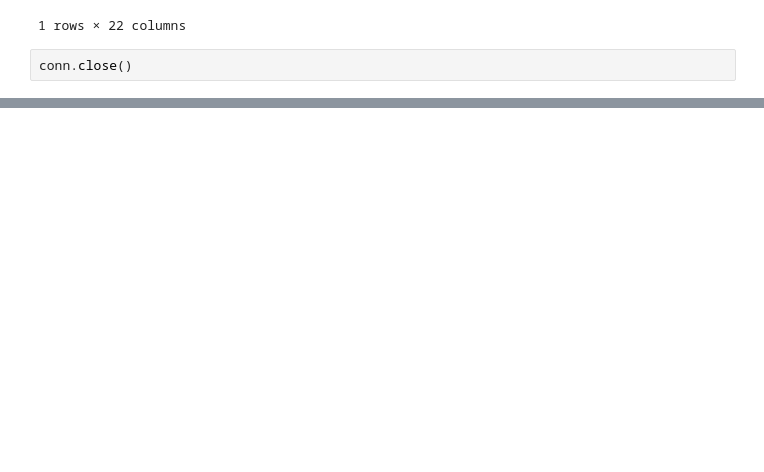
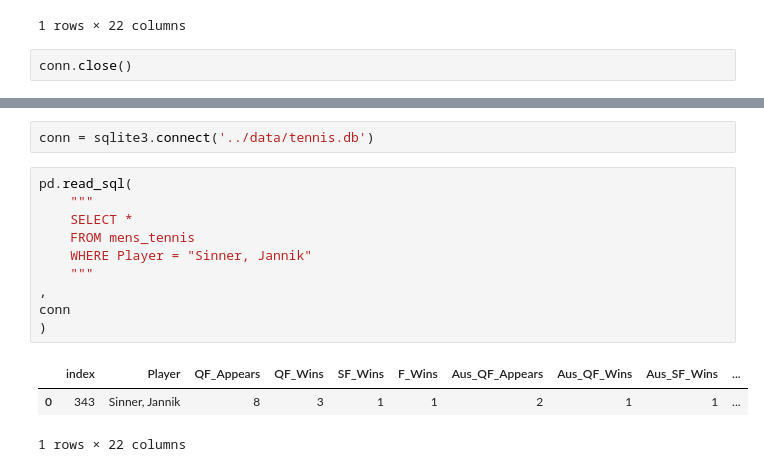
Before and after one commit to gadamico/Sports-Data, a Jupyter notebook: mens_singles_tennis/notebooks/scratch-tennis-db-updating3.ipynb, the cells around one changed output, grey strips where cells are left out. Saved outputs shown, nothing was run; the diff lists cells and outputs as text; blank space fills up the shorter version.

```diff
--- a/mens_singles_tennis/notebooks/scratch-tennis-db-updating3.ipynb
+++ b/mens_singles_tennis/notebooks/scratch-tennis-db-updating3.ipynb
@@ -597,0 +613,16 @@ conn.close()
+# %%
+conn = sqlite3.connect('../data/tennis.db')
+# %%
+pd.read_sql(
+    """
+    SELECT *
+    FROM mens_tennis
+    WHERE Player = "Sinner, Jannik"
+    """
+,
+conn
+)
+# %% [output]
+|  | index | Player | QF_Appears | QF_Wins | SF_Wins | F_Wins | Aus_QF_Appears | Aus_QF_Wins | Aus_SF_Wins | ... |
+| 0 | 343 | Sinner, Jannik | 8 | 3 | 1 | 1 | 2 | 1 | 1 | ... |
+1 rows × 22 columns
```
Also changed, not shown: parts of 21 cells of this notebook, 1 other file.
